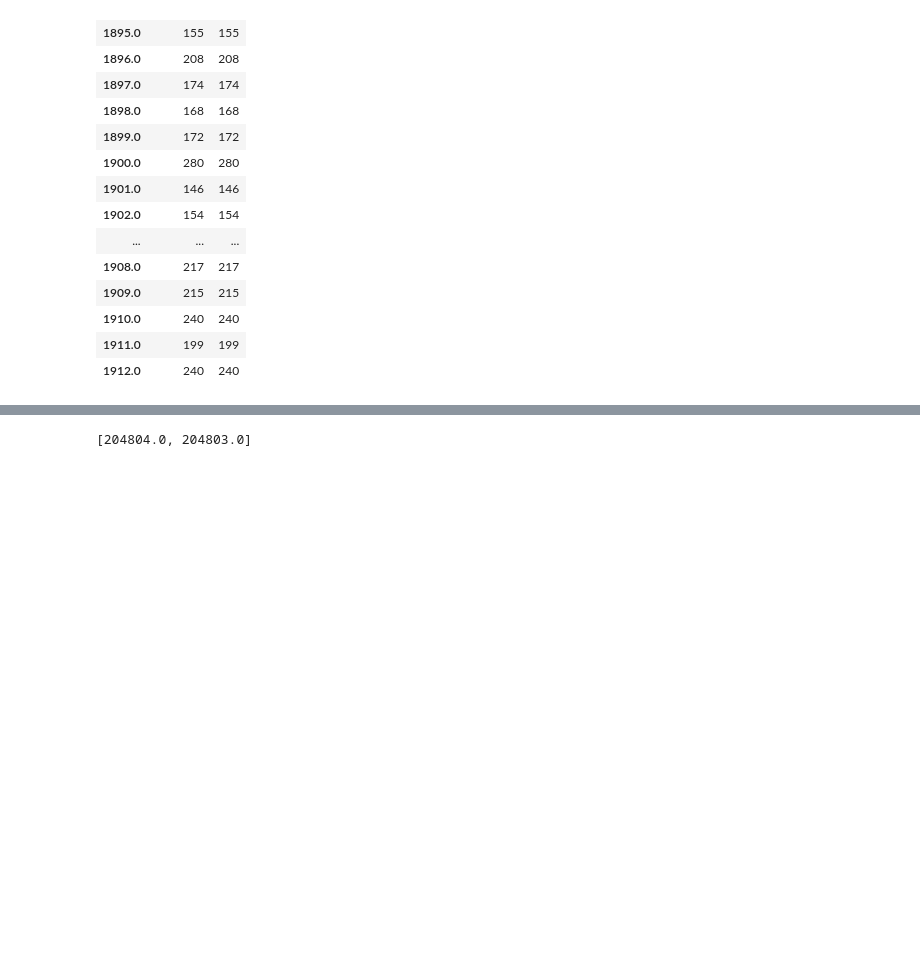
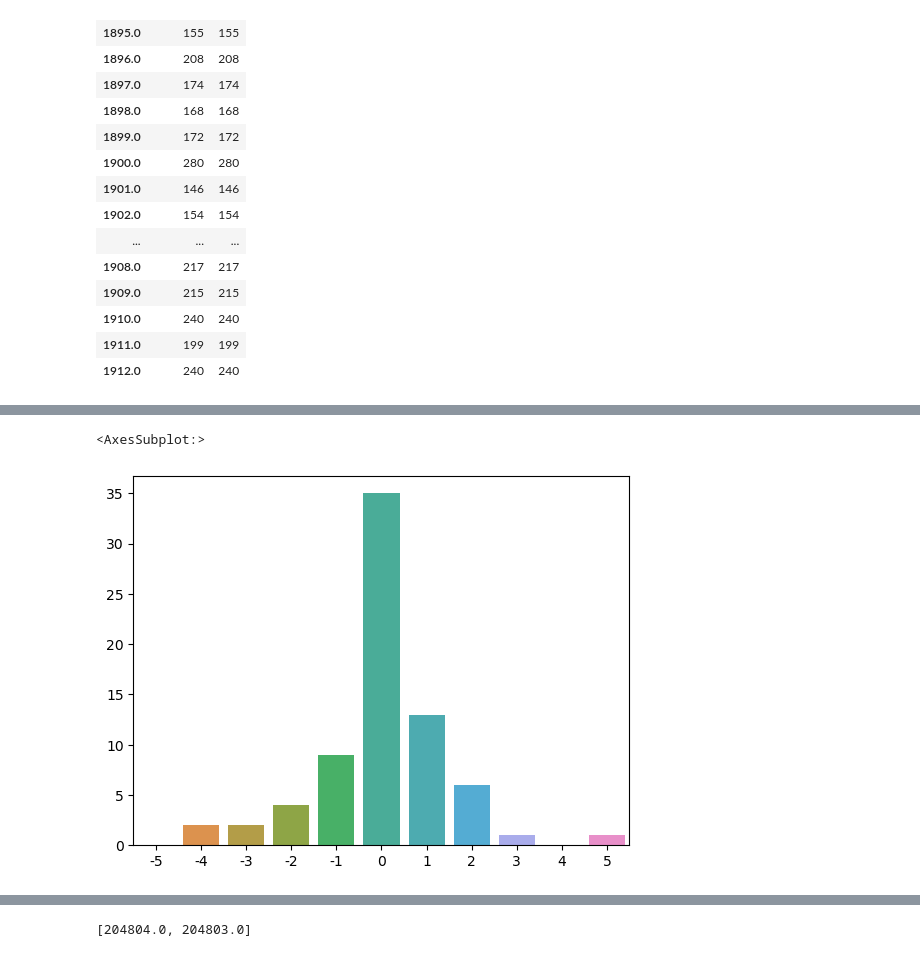
Before and after one commit to juanfernandezgracia/complexity_72h, a Jupyter notebook: Dataset Analysis/group_dynamic.ipynb, the cells around one changed output, grey strips where cells are left out. Saved outputs shown, nothing was run; the diff lists cells and outputs as text; code cells hidden in the pictures; blank space fills up the shorter version.

```diff
--- a/Dataset Analysis/group_dynamic.ipynb
+++ b/Dataset Analysis/group_dynamic.ipynb
@@ -106,3 +129,9 @@ NameError: name 'over' is not defined
+# %%
+sns.barplot(x=x, y=y)
+#plt.yscale("log")
+# %% [output]
+<AxesSubplot:>
+[figure, added]
 # %%
 np.where(over==0.5)
 # %% [output]
```
Also changed, not shown: parts of 22 cells of this notebook.
